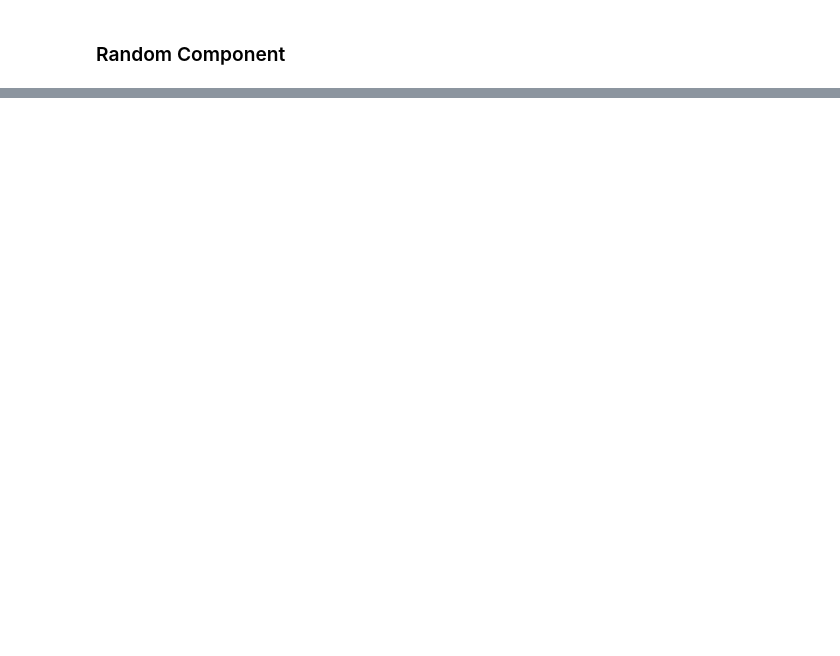
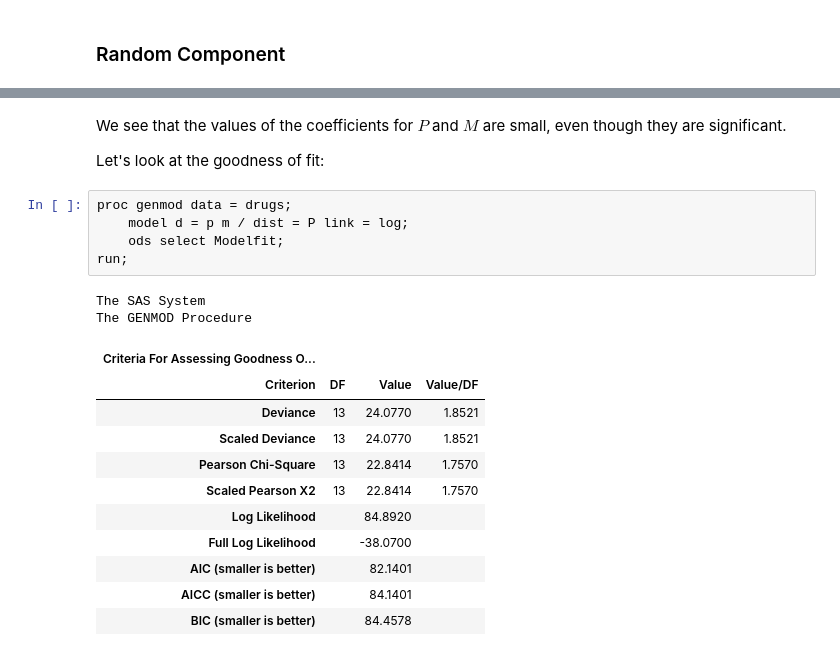
Before and after one commit to JLeeHPA/Regression-notes, a Jupyter notebook: 05. General Linear Models.ipynb, the cells around one changed output, grey strips where cells are left out. Drawn from its saved outputs; the diff is of its cells as text; blank space fills up the shorter version.

```diff
--- a/05. General Linear Models.ipynb
+++ b/05. General Linear Models.ipynb
@@ -73,0 +221,23 @@ var\{y_i\} = a(\phi)\frac{\partial^2 \left(b(\theta_i)\right)}{\partial \theta_i
+# %% [markdown]
+We see that the values of the coefficients for $P$ and $M$ are small, even though they are significant.
+
+Let's look at the goodness of fit:
+# %%
+proc genmod data = drugs;
+    model d = p m / dist = P link = log;
+    ods select Modelfit;
+run;
+# %% [output]
+The SAS System
+The GENMOD Procedure
+| Criteria For Assessing Goodness O... |  |  |  |
+| Criterion | DF | Value | Value/DF |
+| Deviance | 13 | 24.0770 | 1.8521 |
+| Scaled Deviance | 13 | 24.0770 | 1.8521 |
+| Pearson Chi-Square | 13 | 22.8414 | 1.7570 |
+| Scaled Pearson X2 | 13 | 22.8414 | 1.7570 |
+| Log Likelihood |  | 84.8920 |  |
+| Full Log Likelihood |  | -38.0700 |  |
+| AIC (smaller is better) |  | 82.1401 |  |
+| AICC (smaller is better) |  | 84.1401 |  |
+| BIC (smaller is better) |  | 84.4578 |  |
```
Also changed, not shown: parts of 21 cells of this notebook, 1 other file.
